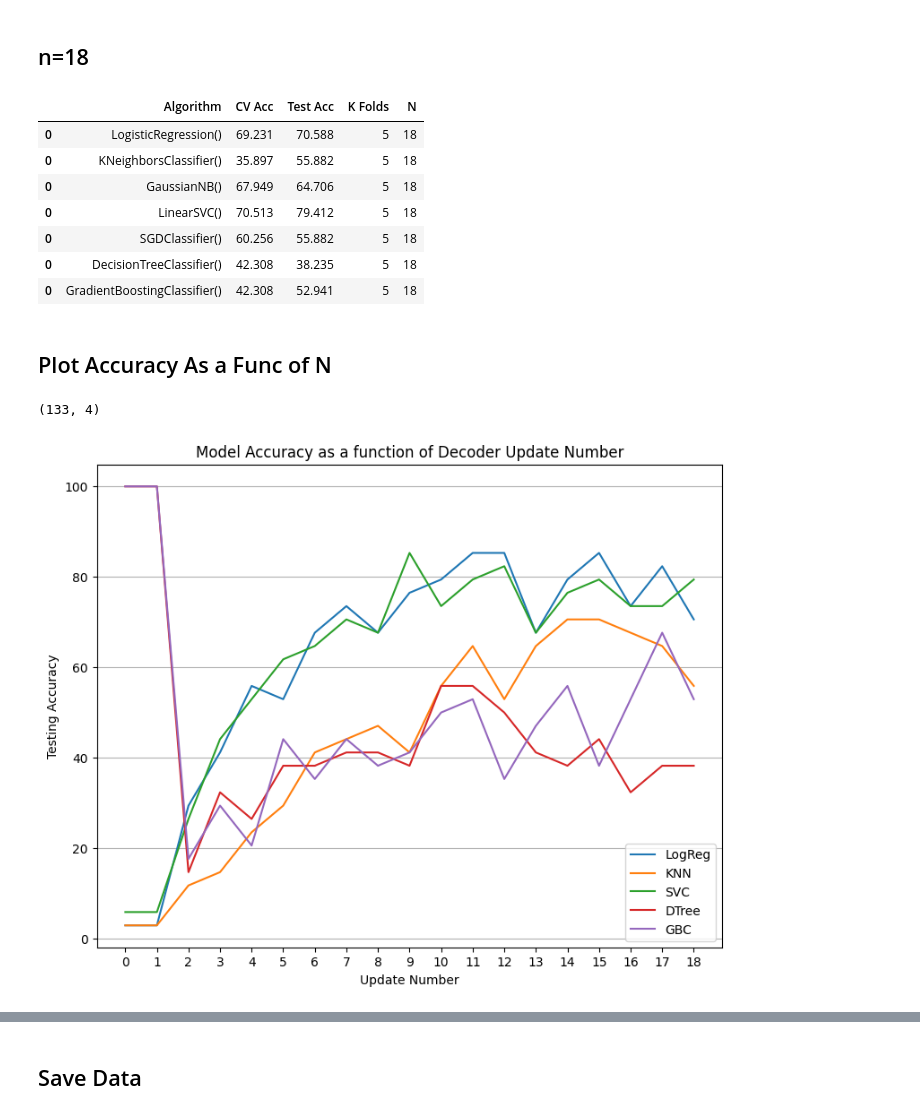
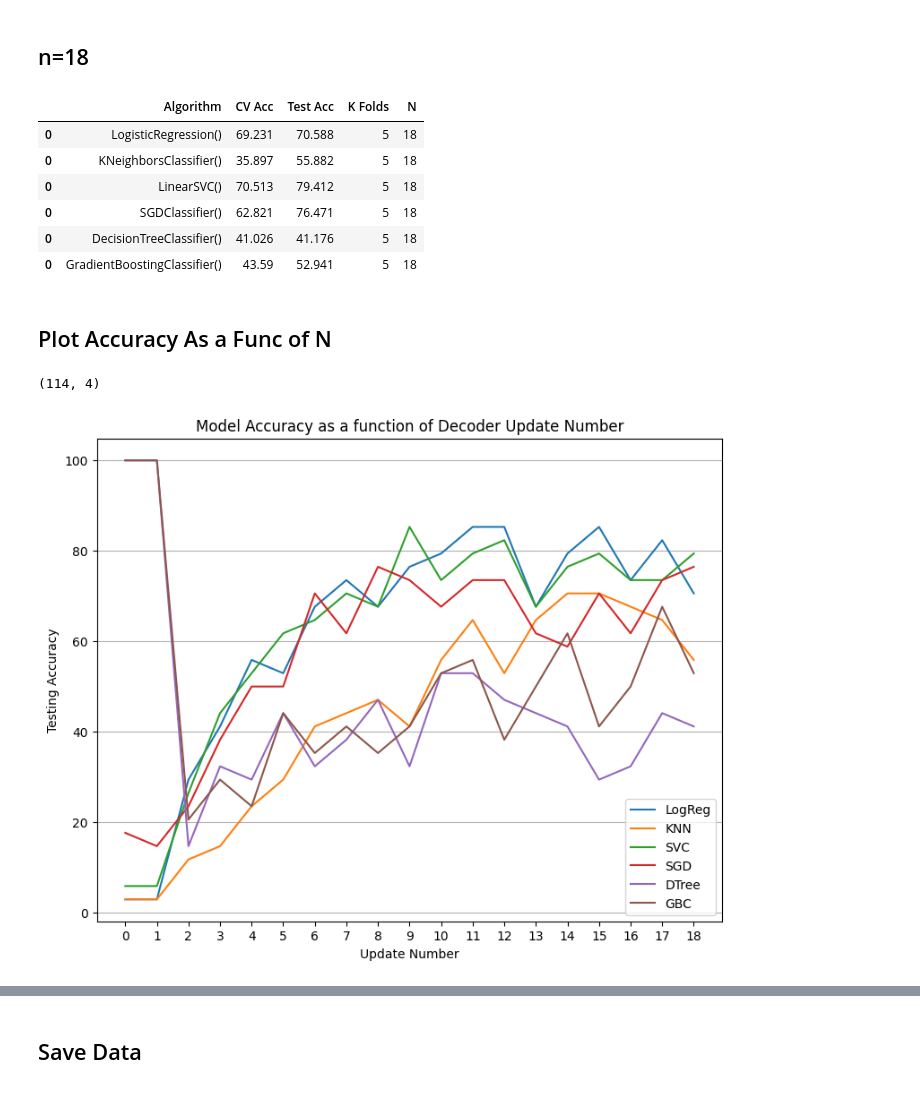
Before and after one commit to kdmalc/personalization-privacy-risk, a Jupyter notebook: 104_Decoder_Info_Per_Update.ipynb, the cells around one changed output, grey strips where cells are left out. Saved outputs shown, nothing was run; the diff lists cells and outputs as text; code cells hidden in the pictures.

Commit message:
Re-ran replacing full_flat_dec

```diff
--- a/104_Decoder_Info_Per_Update.ipynb
+++ b/104_Decoder_Info_Per_Update.ipynb
@@ -39,16 +39,23 @@ cv = 5
 num_conds = 8
 
 my_metrics_cols = ['Algorithm', 'One Off Acc', 'CV Acc', 'K Folds']
-#my_models = [LogisticRegression(), KNeighborsClassifier(), GradientBoostingClassifier()]
-my_models = [LogisticRegression(), KNeighborsClassifier(), GaussianNB(), LinearSVC(), SGDClassifier(), DecisionTreeClassifier(), GradientBoostingClassifier()]
+my_models = [LogisticRegression(), KNeighborsClassifier(), LinearSVC(), SGDClassifier(), DecisionTreeClassifier(), GradientBoostingClassifier()]
+#my_models = [LogisticRegression(), KNeighborsClassifier(), GaussianNB(), LinearSVC(), SGDClassifier(), DecisionTreeClassifier(), GradientBoostingClassifier()]
 # %%
 update_ix = np.load(r"Data\update_ix.npy")
 print(update_ix.shape)
 print(update_ix)
 
-dec_flattened_df1 = pd.read_csv("Data\full_dec_flattened_df1.csv")
-dec_flattened_df2 = pd.read_csv("Data\full_dec_flattened_df2.csv")
+# These are the full dfs, no prefix was added in the updated save
+dec_flattened_df1 = pd.read_csv("Data\dec_flattened_df1.csv")
+dec_flattened_df2 = pd.read_csv("Data\dec_flattened_df2.csv")
 dec_flattened_df = pd.concat((dec_flattened_df1, dec_flattened_df2))
+
+if dec_flattened_df.columns[0]=='Unnamed: 0':
+    dec_flattened_df.drop('Unnamed: 0', axis=1, inplace=True)
+
+dec_flattened_df["List Flat Dec"] = dec_flattened_df["Flattened Decoder"].apply(lambda x: x.strip("[]").split())
+dec_flattened_df.drop("Flattened Decoder", axis=1, inplace=True)
 
 print(dec_flattened_df.shape)
 dec_flattened_df.head()
@@ -210,11 +218,10 @@ eightn_test_df.head(10)
 |  | Algorithm | CV Acc | Test Acc | K Folds | N |
 | 0 | LogisticRegression() | 69.231 | 70.588 | 5 | 18 |
 | 0 | KNeighborsClassifier() | 35.897 | 55.882 | 5 | 18 |
-| 0 | GaussianNB() | 67.949 | 64.706 | 5 | 18 |
 | 0 | LinearSVC() | 70.513 | 79.412 | 5 | 18 |
-| 0 | SGDClassifier() | 60.256 | 55.882 | 5 | 18 |
-| 0 | DecisionTreeClassifier() | 42.308 | 38.235 | 5 | 18 |
-| 0 | GradientBoostingClassifier() | 42.308 | 52.941 | 5 | 18 |
+| 0 | SGDClassifier() | 62.821 | 76.471 | 5 | 18 |
+| 0 | DecisionTreeClassifier() | 41.026 | 41.176 | 5 | 18 |
+| 0 | GradientBoostingClassifier() | 43.59 | 52.941 | 5 | 18 |
 # %% [markdown]
 ## Plot Accuracy As a Func of N
 # %%
@@ -226,30 +233,32 @@ full_test_df = pd.concat((zero_test_df, one_test_df, two_test_df, three_test_df,
 full_test_df.drop('K Folds', axis=1, inplace=True)
 print(full_test_df.shape)
 # %% [output]
-(133, 4)
+(114, 4)
 # %%
 lr_df = full_test_df[full_test_df['Algorithm']=='LogisticRegression()']
 knn_df = full_test_df[full_test_df['Algorithm']=='KNeighborsClassifier()']
 svc_df = full_test_df[full_test_df['Algorithm']=='LinearSVC()']
+sgd_df = full_test_df[full_test_df['Algorithm']=='SGDClassifier()']
 dt_df = full_test_df[full_test_df['Algorithm']=='DecisionTreeClassifier()']
 gbt_df = full_test_df[full_test_df['Algorithm']=='GradientBoostingClassifier()']
 # %%
 plt.figure(figsize=(9,7))
 plt.plot(list(range(19)), lr_df.iloc[:, 2], label='LogReg')
 plt.plot(list(range(19)), knn_df.iloc[:, 2], label='KNN')
 plt.plot(list(range(19)), svc_df.iloc[:, 2], label='SVC')
+plt.plot(list(range(19)), sgd_df.iloc[:, 2], label='SGD')
 plt.plot(list(range(19)), dt_df.iloc[:, 2], label='DTree')
 plt.plot(list(range(19)), gbt_df.iloc[:, 2], label='GBC')
 plt.xticks(np.arange(0, 19, 1.0))
 plt.yticks(np.arange(0, 120, 20.0))
 plt.grid(axis='y')
 plt.xlabel('Update Number')
 plt.ylabel('Testing Accuracy')
 plt.title('Model Accuracy as a function of Decoder Update Number')
 plt.legend(loc='best')
 plt.show()
 # %% [output]
-[figure, old version]
+[figure, new version]
 # %%
 my_x_updates = list(range(19))[2:]
 
```
Also changed, not shown: parts of 10 cells of this notebook, 2 other files.
